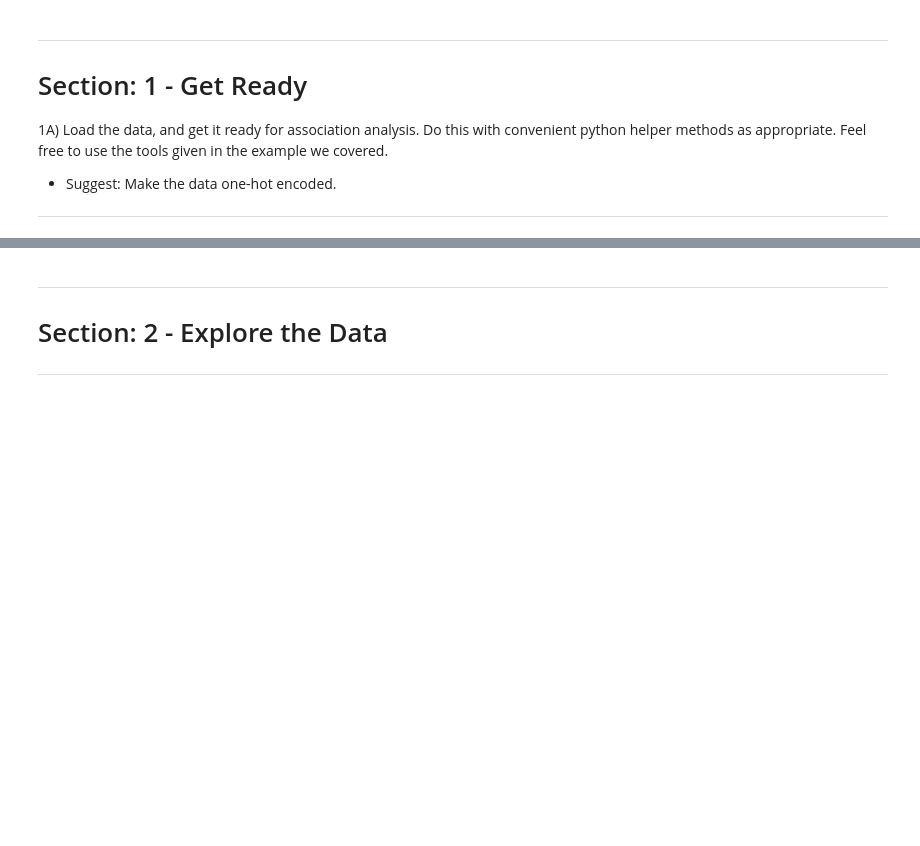
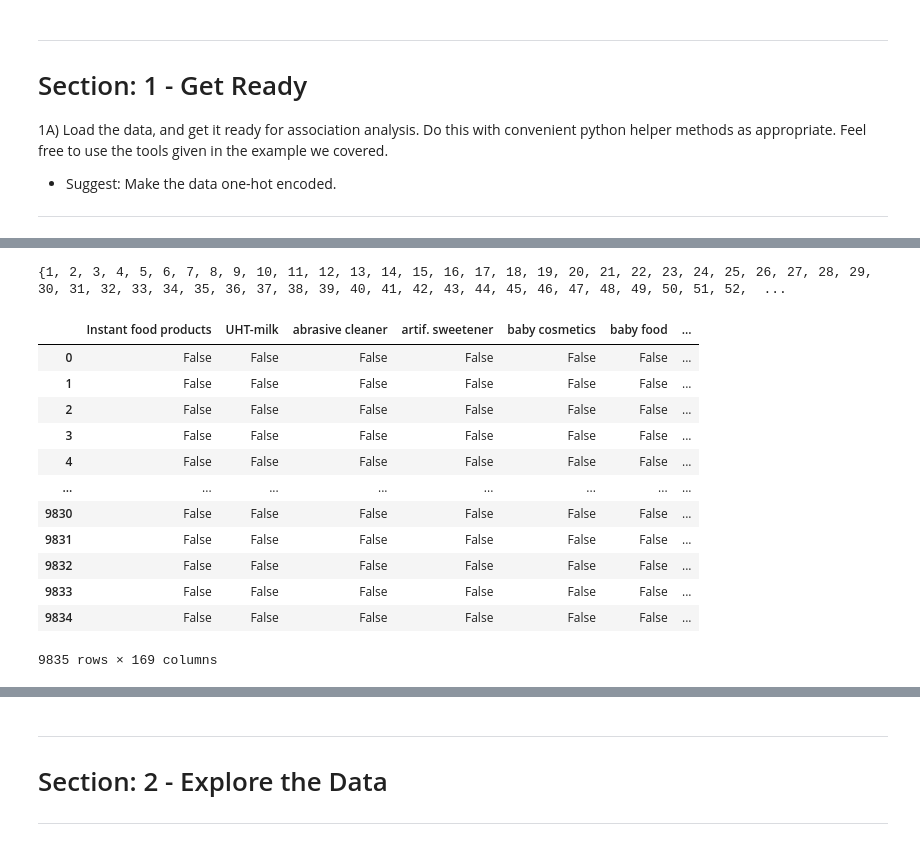
Before and after one commit to zhourichard19/CSE5243, a Jupyter notebook: Homework5/CSE5243_Association_Grocery_HW_Template_V1.ipynb, the cells around one changed output, grey strips where cells are left out. Cells and saved outputs as stored; diff of their text form; code cells hidden in the pictures; blank space fills up the shorter version.

```diff
--- a/Homework5/CSE5243_Association_Grocery_HW_Template_V1.ipynb
+++ b/Homework5/CSE5243_Association_Grocery_HW_Template_V1.ipynb
@@ -75,0 +88,9 @@ transaction_df
+# %%
+## Number of unique items:
+items = set()
+for col in transaction_df:
+    items.update(transaction_df[col].unique())
+
+print(items)
+# %% [output]
+{1, 2, 3, 4, 5, 6, 7, 8, 9, 10, 11, 12, 13, 14, 15, 16, 17, 18, 19, 20, 21, 22, 23, 24, 25, 26, 27, 28, 29, 30, 31, 32, 33, 34, 35, 36, 37, 38, 39, 40, 41, 42, 43, 44, 45, 46, 47, 48, 49, 50, 51, 52,  ...
@@ -76,3 +105,19 @@ transaction_df
+# %%
+ohe_trans_df
+# %% [output]
+|  | Instant food products | UHT-milk | abrasive cleaner | artif. sweetener | baby cosmetics | baby food | ... |
+| 0 | False | False | False | False | False | False | ... |
+| 1 | False | False | False | False | False | False | ... |
+| 2 | False | False | False | False | False | False | ... |
+| 3 | False | False | False | False | False | False | ... |
+| 4 | False | False | False | False | False | False | ... |
+| ... | ... | ... | ... | ... | ... | ... | ... |
+| 9830 | False | False | False | False | False | False | ... |
+| 9831 | False | False | False | False | False | False | ... |
+| 9832 | False | False | False | False | False | False | ... |
+| 9833 | False | False | False | False | False | False | ... |
+| 9834 | False | False | False | False | False | False | ... |
+9835 rows × 169 columns
 # %%
 item_df = pd.read_excel('AssociationsGroceriesDataV1.xlsx',sheet_name = 'Items')
 item_df
```
Also changed, not shown: parts of 27 cells of this notebook, 2 other files.
